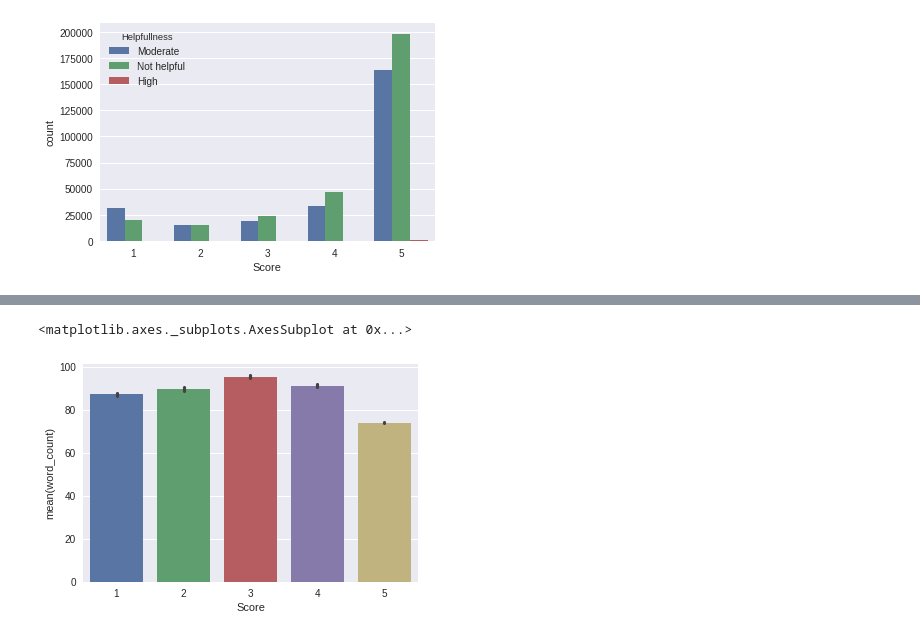
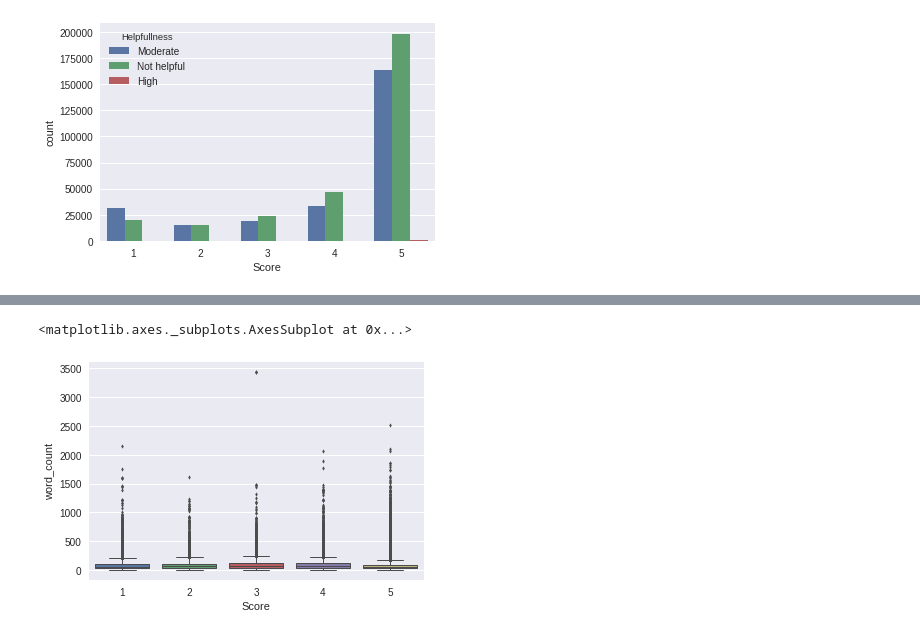
Before and after one commit to vikramriyer/text_learning, a Jupyter notebook: Exploring Amazon Fine Foods.ipynb, the cells around one changed output, grey strips where cells are left out. Cells and saved outputs as stored; diff of their text form; code cells hidden in the pictures.

```diff
--- a/Exploring Amazon Fine Foods.ipynb
+++ b/Exploring Amazon Fine Foods.ipynb
@@ -270,7 +292,7 @@ Moderate       263333
 High             1295
 Name: Helpfullness, dtype: int64
 # %%
-helpfullness_percentage = lambda x: (x['HN']*100)/x['HD'] if x['HD'] != 0 else 0
+helpfullness_percentage = lambda x: (x['HN']*100.)/x['HD'] if x['HD'] != 0 else 0
 # %%
 df['helpfullness_percent'] = df.apply(helpfullness_percentage, axis=1)
 # %%
@@ -281,3 +317,9 @@ sns.countplot(x='Score', hue='Helpfullness', data=df)
 # %%
 word_counter = lambda x: len(x.split())
 df['word_count'] = df.Text.apply(word_counter)
+# %%
+review_helpfulness_fn = lambda x: '>= 75' if x >= 75 \
+                                          else ('25-75' \
+                                                if x >= 25 and x < 75 else ('0-25' if x > 0 else '0'))
+# %%
+df['review_helpfullness'] = df.helpfullness_percent.apply(review_helpfulness_fn)
@@ -284,5 +336,5 @@ df['word_count'] = df.Text.apply(word_counter)
 # %%
-sns.barplot(x='Score', y='word_count', data=df)
+sns.boxplot(data=df, x='Score', y='word_count', fliersize=3., linewidth=1., )
 # %% [output]
 <matplotlib.axes._subplots.AxesSubplot at 0x...>
-[figure, old version]
+[figure, new version]
```
Also changed, not shown: parts of 11 cells of this notebook.
